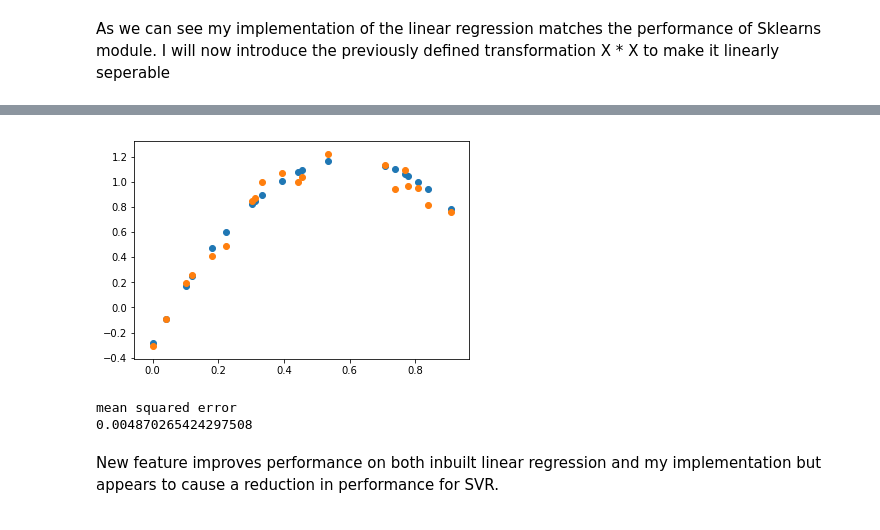
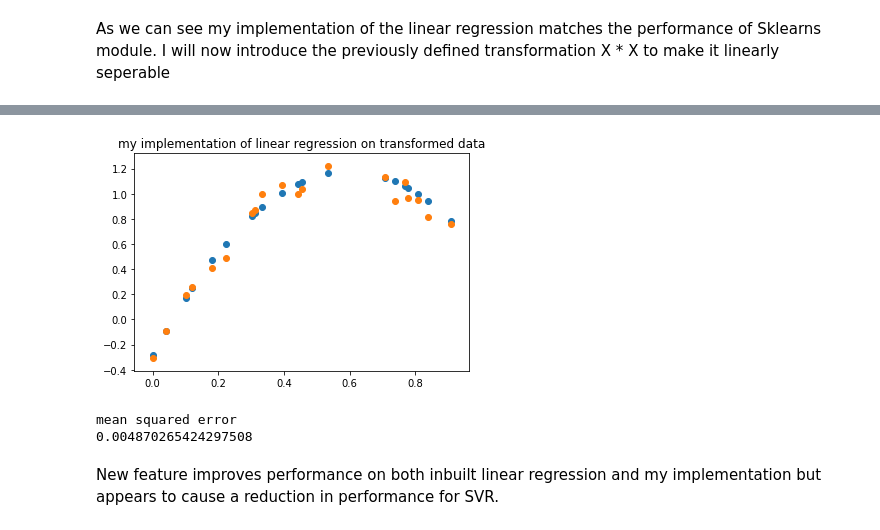
Before and after one commit to vipulpopat/MSCAI_Sem1_Etivity3, a Jupyter notebook: Etivity3_LinearRegression.ipynb, the cells around one changed output, grey strips where cells are left out. Cells and saved outputs as stored; diff of their text form; code cells hidden in the pictures.

```diff
--- a/Etivity3_LinearRegression.ipynb
+++ b/Etivity3_LinearRegression.ipynb
@@ -146,23 +148,24 @@ mean squared error
 # %%
 my_reg = MyLinearRegression()
 my_reg.fit(X2_train, y_train)
 y_test_pred = my_reg.predict(X2_test)
 
+plt.title("my implementation of linear regression on transformed data")
 plt.scatter(X2_test[:,0],y_test_pred, cmap='seismic')
 plt.scatter(X2_test[:,0],y_test, cmap='seismic')
 plt.show()
 
 se = 0.0
 for i in range(len(y_test)):
     se+=(y_test_pred[i]-y_test[i])**2
 if(se!=0.0):
     mse = se/len(y_test)
 else:
     mse = se
 print("mean squared error")
 print(mse)
 # %% [output]
-[figure, old version]
+[figure, new version]
 mean squared error
 0.004870265424297508
 # %% [markdown]
```
Also changed, not shown: parts of 3 cells of this notebook.
